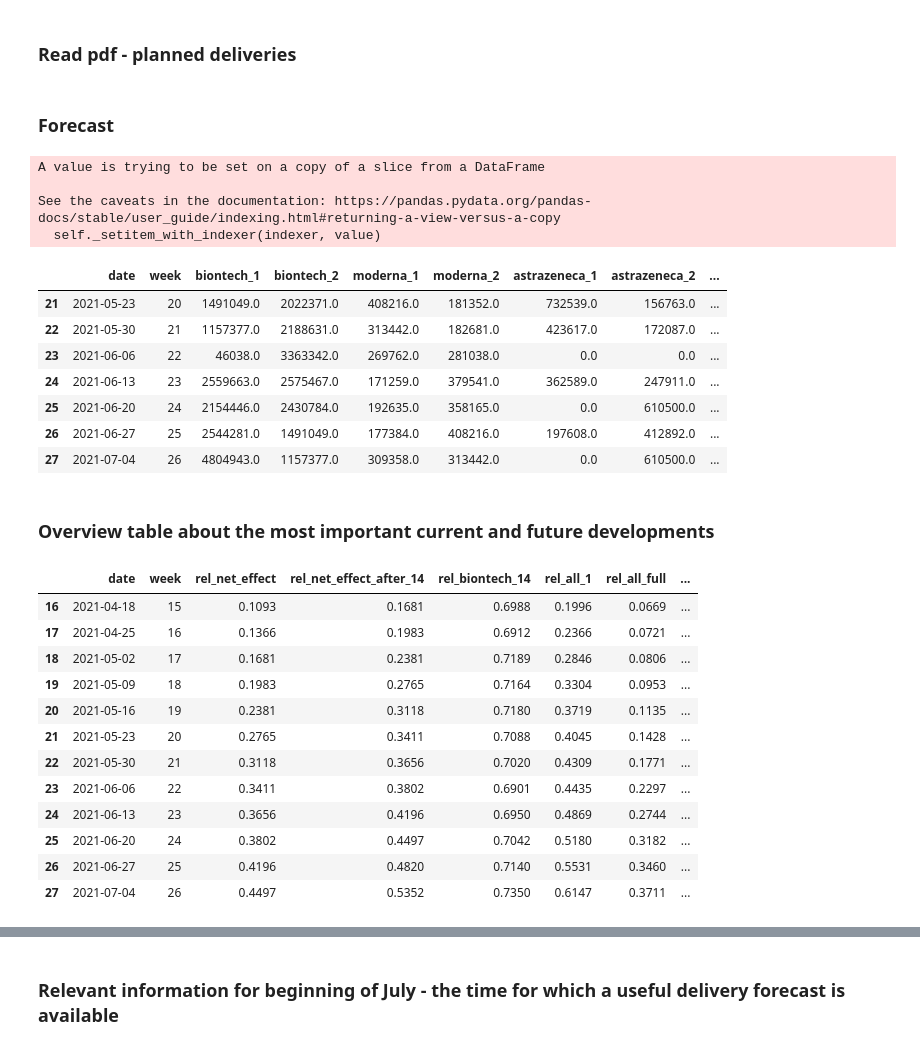
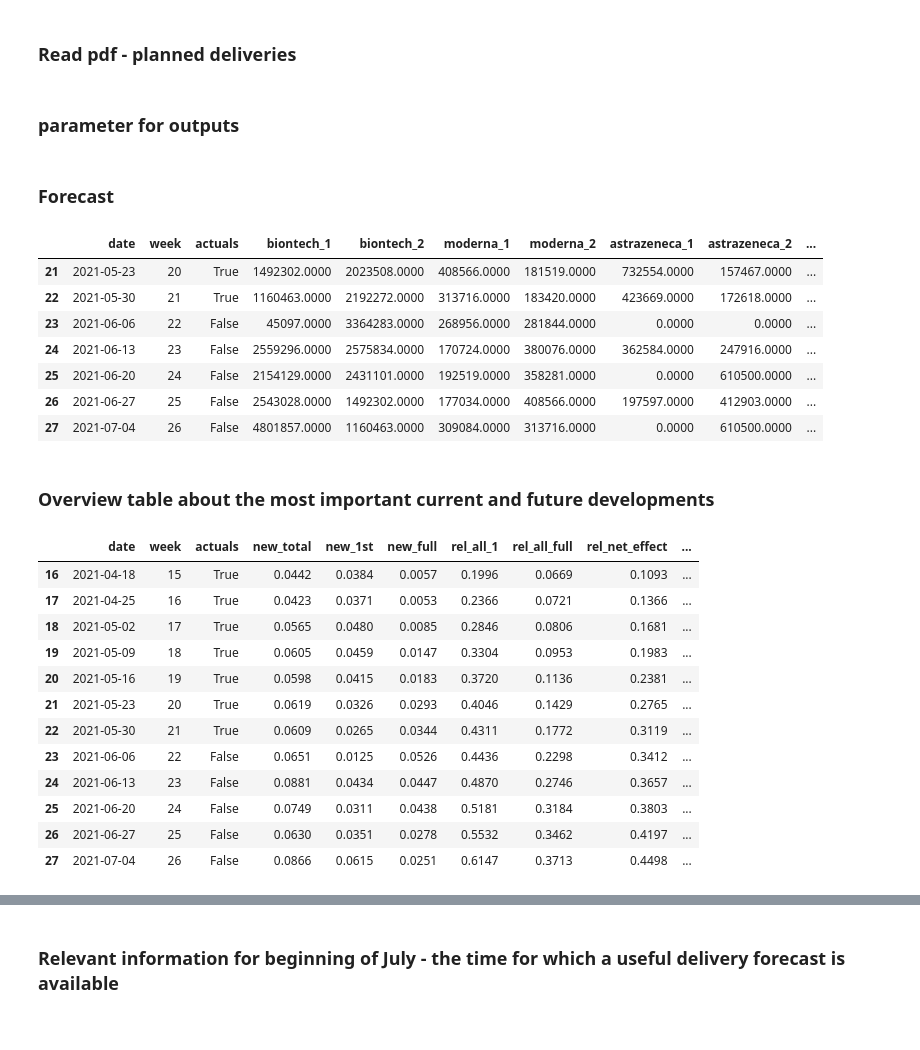
Before and after one commit to ThomasRegier/corona_vaccination_effect_predictor, a Jupyter notebook: Corona-Vaccination-Calculator.ipynb, the cells around one changed output, grey strips where cells are left out. Saved outputs shown, nothing was run; the diff lists cells and outputs as text; code cells hidden in the pictures.

Commit message:
Updated data, new docstrings, added graphs, corrected dates.

```diff
--- a/Corona-Vaccination-Calculator.ipynb
+++ b/Corona-Vaccination-Calculator.ipynb
@@ -194,3 +199,5 @@ date_end = dt.datetime(2021,1,3)
 df_deliveries['week_end'] = df_deliveries['week'].apply(lambda x: date_end + dt.timedelta(days = int(x[-2:])*7))
 df_deliveries['week'] = df_deliveries['week'].str.slice(-2).astype(int)
 df_deliveries.rename(columns={'astra': 'astrazeneca'},inplace=True)
+# %% [markdown]
+### parameter for outputs
@@ -197,15 +208,19 @@ df_deliveries.rename(columns={'astra': 'astrazeneca'},inplace=True)
 # %% [markdown]
 ### Forecast
 # %%
-df_week = df[['date','week']+vac_list_cum][(df['weekday'] == 7)].copy()
+df_week = df[['date','week']+vac_list_cum][(df['weekday'] == 7)].reset_index()
+df_week['actuals'] = True
+#df_week = df_week[['date','week','actuals'] + [col for col in df_week.columns if col not in ['date','week','actuals']] ]
 week_last = df_week['week'].iloc[-1]
+actual_end = df_week.index[-1]
 
 for vac in vac_list_cum:
     df_week[vac[:-4]] = df_week[vac]-df_week[vac].shift(1)
 df_week = df_week.merge(df_deliveries,how = 'outer', on = 'week')
+df_week['actuals'] = df_week['actuals'].fillna(False)
 df_week['astrazeneca'].iloc[23:27] = df_week['astrazeneca'].iloc[23:27].mean()
-df_week['date'] = df_week['week'].apply(lambda x: date_end + dt.timedelta(days = x*7))
-df_week = df_week[['date','week']+vac_list+vacs+vac_list_cum]
+df_week['date'].iloc[10:] = df_week['week'].iloc[10:].apply(lambda x: date_end + dt.timedelta(days = x*7))
+df_week = df_week[['date','week','actuals']+vac_list+vacs+vac_list_cum]
 df_week.iloc[-10:-3]
 
 for i in df_week.index:
@@ -219,36 +234,32 @@ for i in df_week.index:
         for vac in vac_list:
             df_week.at[i, vac+'_cum'] = df_week.at[i - 1, vac+'_cum'] + df_week.at[i, vac]
 df_week = calc_effects(df_week,shift=2)
-df_week.iloc[-10:-3]
+
+df_week.iloc[-10:-cut_rows]
 # %% [output]
-A value is trying to be set on a copy of a slice from a DataFrame
-
-See the caveats in the documentation: https://pandas.pydata.org/pandas-docs/stable/user_guide/indexing.html#returning-a-view-versus-a-copy
-  self._setitem_with_indexer(indexer, value)
-|  | date | week | biontech_1 | biontech_2 | moderna_1 | moderna_2 | astrazeneca_1 | astrazeneca_2 | ... |
-| 21 | 2021-05-23 | 20 | 1491049.0 | 2022371.0 | 408216.0 | 181352.0 | 732539.0 | 156763.0 | ... |
-| 22 | 2021-05-30 | 21 | 1157377.0 | 2188631.0 | 313442.0 | 182681.0 | 423617.0 | 172087.0 | ... |
-| 23 | 2021-06-06 | 22 | 46038.0 | 3363342.0 | 269762.0 | 281038.0 | 0.0 | 0.0 | ... |
-| 24 | 2021-06-13 | 23 | 2559663.0 | 2575467.0 | 171259.0 | 379541.0 | 362589.0 | 247911.0 | ... |
-| 25 | 2021-06-20 | 24 | 2154446.0 | 2430784.0 | 192635.0 | 358165.0 | 0.0 | 610500.0 | ... |
-| 26 | 2021-06-27 | 25 | 2544281.0 | 1491049.0 | 177384.0 | 408216.0 | 197608.0 | 412892.0 | ... |
-| 27 | 2021-07-04 | 26 | 4804943.0 | 1157377.0 | 309358.0 | 313442.0 | 0.0 | 610500.0 | ... |
+|  | date | week | actuals | biontech_1 | biontech_2 | moderna_1 | moderna_2 | astrazeneca_1 | astrazeneca_2 | ... |
+| 21 | 2021-05-23 | 20 | True | 1492302.0000 | 2023508.0000 | 408566.0000 | 181519.0000 | 732554.0000 | 157467.0000 | ... |
+| 22 | 2021-05-30 | 21 | True | 1160463.0000 | 2192272.0000 | 313716.0000 | 183420.0000 | 423669.0000 | 172618.0000 | ... |
+| 23 | 2021-06-06 | 22 | False | 45097.0000 | 3364283.0000 | 268956.0000 | 281844.0000 | 0.0000 | 0.0000 | ... |
+| 24 | 2021-06-13 | 23 | False | 2559296.0000 | 2575834.0000 | 170724.0000 | 380076.0000 | 362584.0000 | 247916.0000 | ... |
+| 25 | 2021-06-20 | 24 | False | 2154129.0000 | 2431101.0000 | 192519.0000 | 358281.0000 | 0.0000 | 610500.0000 | ... |
+| 26 | 2021-06-27 | 25 | False | 2543028.0000 | 1492302.0000 | 177034.0000 | 408566.0000 | 197597.0000 | 412903.0000 | ... |
+| 27 | 2021-07-04 | 26 | False | 4801857.0000 | 1160463.0000 | 309084.0000 | 313716.0000 | 0.0000 | 610500.0000 | ... |
 # %% [markdown]
 ### Overview table about the most important current and future developments
 # %%
-pd.set_option('display.float_format', '{:.4f}'.format)
-df_week[['date','week','rel_net_effect','rel_net_effect_after_14','rel_biontech_14','rel_all_1','rel_all_full','R_to_1','R_to_1_14']].iloc[-15:-3]
+df_week[['date','week','actuals','new_total','new_1st','new_full','rel_all_1','rel_all_full','rel_net_effect','R_to_1','rel_net_effect_after_14','R_to_1_14','rel_biontech_14']].iloc[-15:-3]
 # %% [output]
-|  | date | week | rel_net_effect | rel_net_effect_after_14 | rel_biontech_14 | rel_all_1 | rel_all_full | ... |
-| 16 | 2021-04-18 | 15 | 0.1093 | 0.1681 | 0.6988 | 0.1996 | 0.0669 | ... |
-| 17 | 2021-04-25 | 16 | 0.1366 | 0.1983 | 0.6912 | 0.2366 | 0.0721 | ... |
-| 18 | 2021-05-02 | 17 | 0.1681 | 0.2381 | 0.7189 | 0.2846 | 0.0806 | ... |
-| 19 | 2021-05-09 | 18 | 0.1983 | 0.2765 | 0.7164 | 0.3304 | 0.0953 | ... |
-| 20 | 2021-05-16 | 19 | 0.2381 | 0.3118 | 0.7180 | 0.3719 | 0.1135 | ... |
-| 21 | 2021-05-23 | 20 | 0.2765 | 0.3411 | 0.7088 | 0.4045 | 0.1428 | ... |
-| 22 | 2021-05-30 | 21 | 0.3118 | 0.3656 | 0.7020 | 0.4309 | 0.1771 | ... |
-| 23 | 2021-06-06 | 22 | 0.3411 | 0.3802 | 0.6901 | 0.4435 | 0.2297 | ... |
-| 24 | 2021-06-13 | 23 | 0.3656 | 0.4196 | 0.6950 | 0.4869 | 0.2744 | ... |
-| 25 | 2021-06-20 | 24 | 0.3802 | 0.4497 | 0.7042 | 0.5180 | 0.3182 | ... |
-| 26 | 2021-06-27 | 25 | 0.4196 | 0.4820 | 0.7140 | 0.5531 | 0.3460 | ... |
-| 27 | 2021-07-04 | 26 | 0.4497 | 0.5352 | 0.7350 | 0.6147 | 0.3711 | ... |
+|  | date | week | actuals | new_total | new_1st | new_full | rel_all_1 | rel_all_full | rel_net_effect | ... |
+| 16 | 2021-04-18 | 15 | True | 0.0442 | 0.0384 | 0.0057 | 0.1996 | 0.0669 | 0.1093 | ... |
+| 17 | 2021-04-25 | 16 | True | 0.0423 | 0.0371 | 0.0053 | 0.2366 | 0.0721 | 0.1366 | ... |
+| 18 | 2021-05-02 | 17 | True | 0.0565 | 0.0480 | 0.0085 | 0.2846 | 0.0806 | 0.1681 | ... |
+| 19 | 2021-05-09 | 18 | True | 0.0605 | 0.0459 | 0.0147 | 0.3304 | 0.0953 | 0.1983 | ... |
+| 20 | 2021-05-16 | 19 | True | 0.0598 | 0.0415 | 0.0183 | 0.3720 | 0.1136 | 0.2381 | ... |
+| 21 | 2021-05-23 | 20 | True | 0.0619 | 0.0326 | 0.0293 | 0.4046 | 0.1429 | 0.2765 | ... |
+| 22 | 2021-05-30 | 21 | True | 0.0609 | 0.0265 | 0.0344 | 0.4311 | 0.1772 | 0.3119 | ... |
+| 23 | 2021-06-06 | 22 | False | 0.0651 | 0.0125 | 0.0526 | 0.4436 | 0.2298 | 0.3412 | ... |
+| 24 | 2021-06-13 | 23 | False | 0.0881 | 0.0434 | 0.0447 | 0.4870 | 0.2746 | 0.3657 | ... |
+| 25 | 2021-06-20 | 24 | False | 0.0749 | 0.0311 | 0.0438 | 0.5181 | 0.3184 | 0.3803 | ... |
+| 26 | 2021-06-27 | 25 | False | 0.0630 | 0.0351 | 0.0278 | 0.5532 | 0.3462 | 0.4197 | ... |
+| 27 | 2021-07-04 | 26 | False | 0.0866 | 0.0615 | 0.0251 | 0.6147 | 0.3713 | 0.4498 | ... |
```
Also changed, not shown: parts of 11 cells of this notebook, 3 other files.
